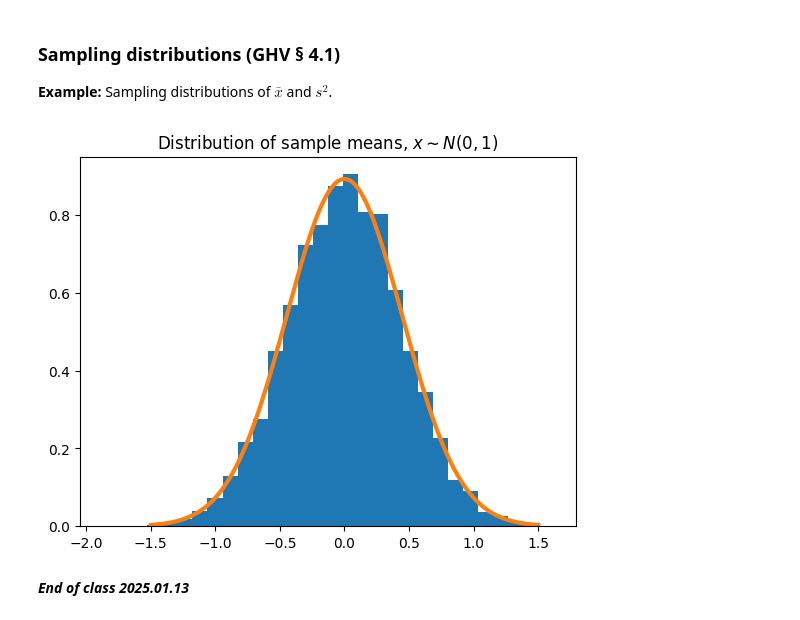
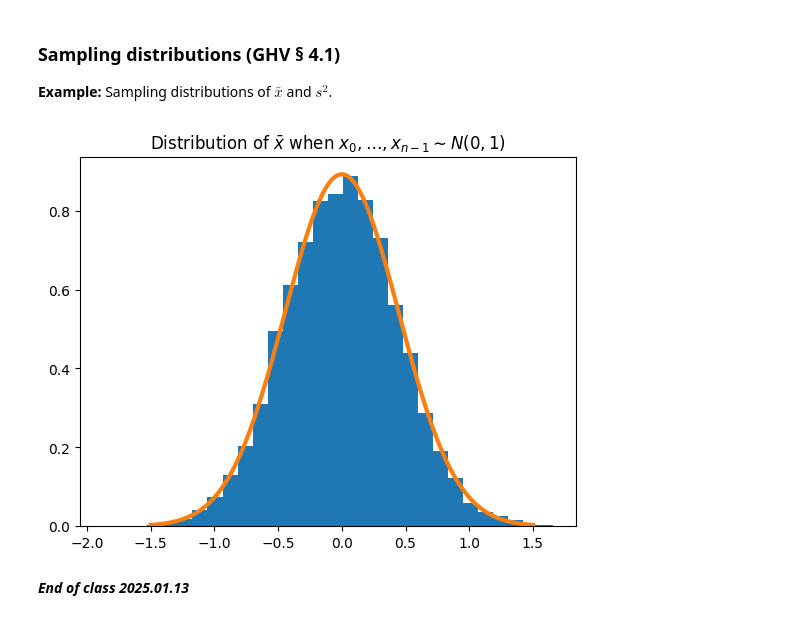
Before and after one commit to mgreenbe/DATA335W2025, a Jupyter notebook: code/1fundamentals.ipynb, the cells around one changed output. Saved outputs shown, nothing was run; the diff lists cells and outputs as text; code cells hidden in the pictures.

```diff
--- a/code/1fundamentals.ipynb
+++ b/code/1fundamentals.ipynb
@@ -15,16 +15,16 @@ from matplotlib import pyplot as plt
 # %%
 d = stats.norm()  # N(0, 1)
 m = 10_000
 n = 5
 x = d.rvs(size=(m, n))
 xbar = x.mean(axis=1)
 plt.hist(xbar, bins=30, density=True)
-plt.title("Distribution of sample means, $x\\sim N(0, 1)$")
+plt.title("Distribution of $\\bar{x}$ when $x_0,\\ldots,x_{n-1}\\sim N(0, 1)$")
 u = np.linspace(-1.5, 1.5, 1000)
 plt.plot(u, stats.norm(0, 1 / np.sqrt(n)).pdf(u), lw=3)
 plt.show()
 # %% [output]
-[figure, old version]
+[figure, new version]
 # %% [markdown]
 ***End of class 2025.01.13***
 # %% [markdown]
```
Also changed, not shown: parts of 15 cells of this notebook, 5 other files.
